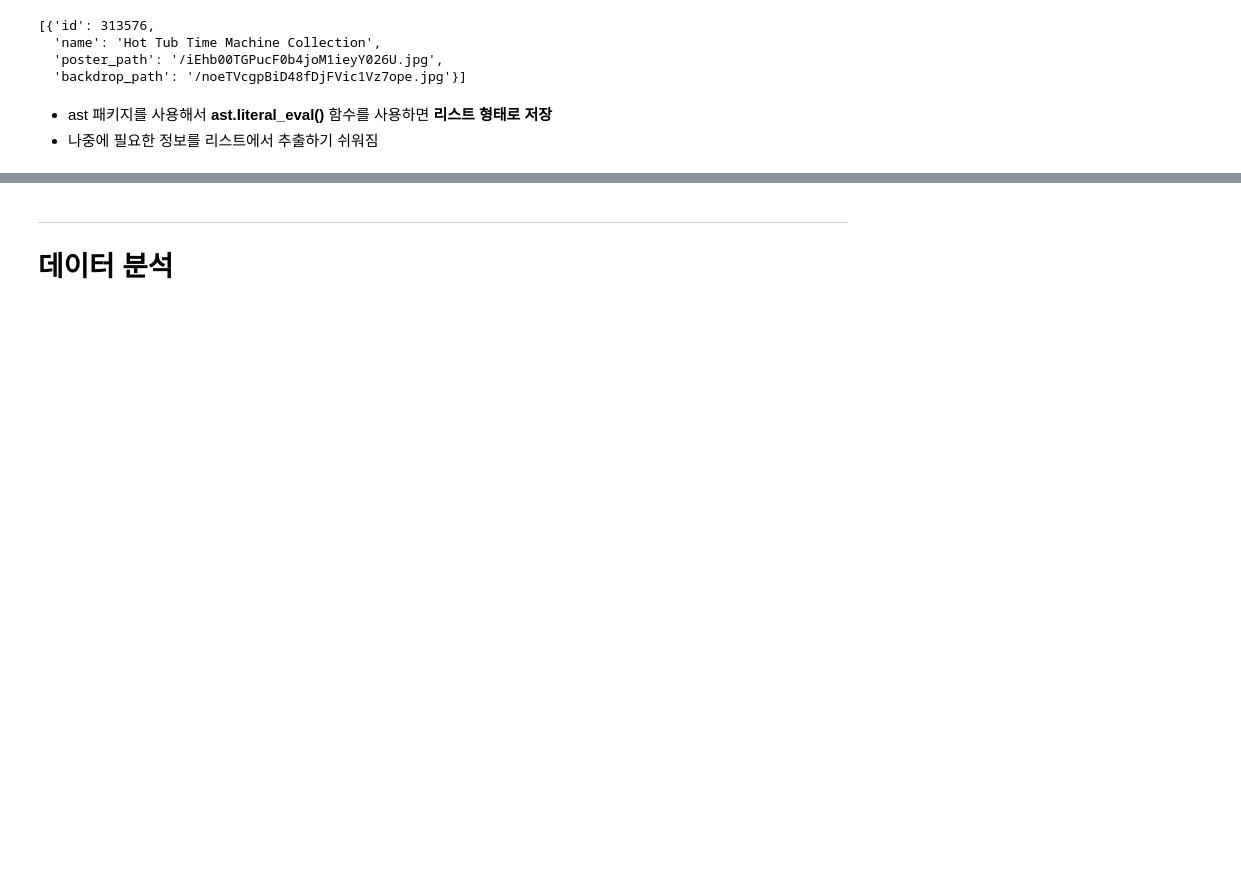
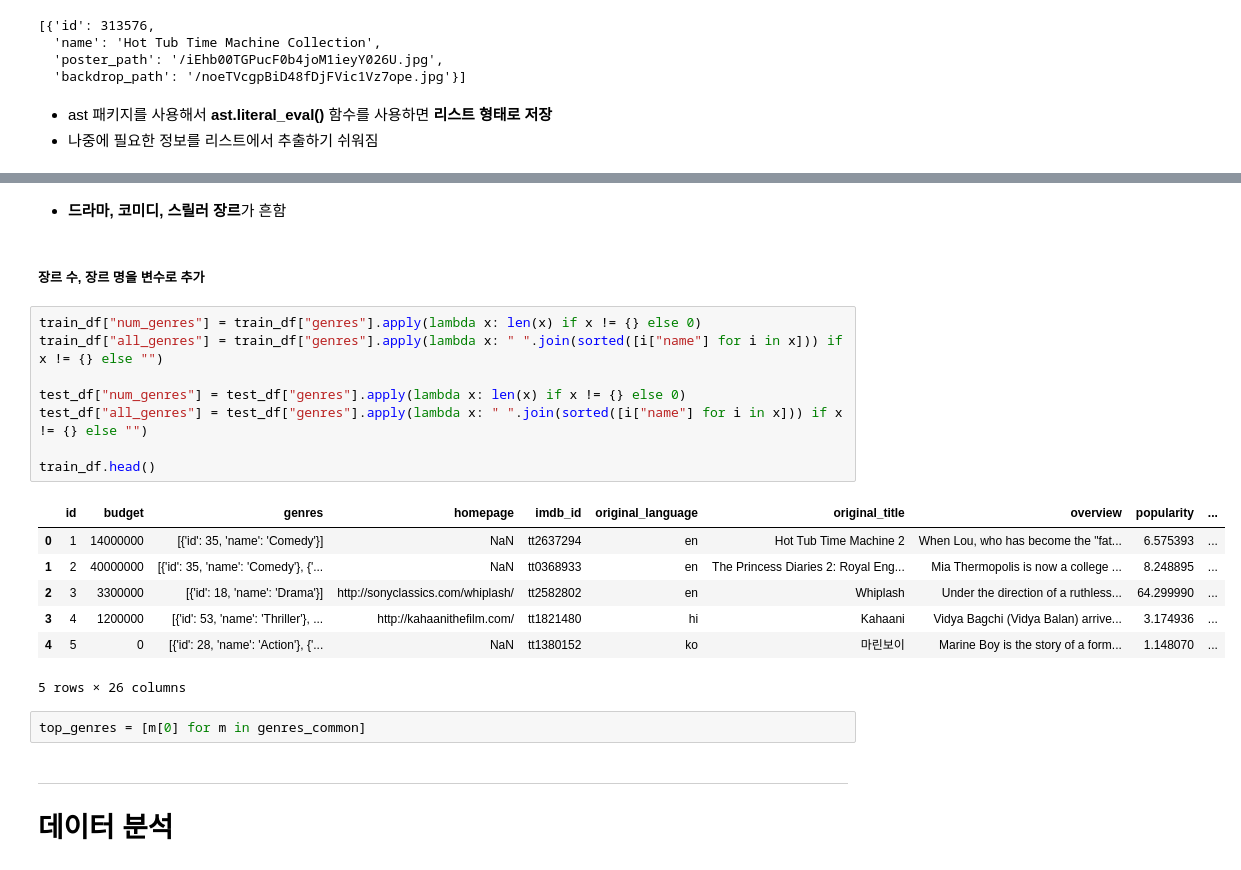
Before and after one commit to Kwan-Gu/data_science, a Jupyter notebook: TRANSCRIPT/20200729/백관구_tmdb.ipynb, the cells around one changed output, grey strips where cells are left out. Saved outputs shown, nothing was run; the diff lists cells and outputs as text; blank space fills up the shorter version.

```diff
--- a/TRANSCRIPT/20200729/백관구_tmdb.ipynb
+++ b/TRANSCRIPT/20200729/백관구_tmdb.ipynb
@@ -192,3 +319,25 @@ train_df["has_collection"]  = train_df["belongs_to_collection"].apply(lambda\
+# %% [markdown]
+* **드라마, 코미디, 스릴러 장르**가 흔함
+# %% [markdown]
+##### 장르 수, 장르 명을 변수로 추가
+# %%
+train_df["num_genres"] = train_df["genres"].apply(lambda x: len(x) if x != {} else 0)
+train_df["all_genres"] = train_df["genres"].apply(lambda x: " ".join(sorted([i["name"] for i in x])) if x != {} else "")
+
+test_df["num_genres"] = test_df["genres"].apply(lambda x: len(x) if x != {} else 0)
+test_df["all_genres"] = test_df["genres"].apply(lambda x: " ".join(sorted([i["name"] for i in x])) if x != {} else "")
+
+train_df.head()
+# %% [output]
+|  | id | budget | genres | homepage | imdb_id | original_language | original_title | overview | popularity | ... |
+| 0 | 1 | 14000000 | [{'id': 35, 'name': 'Comedy'}] | NaN | tt2637294 | en | Hot Tub Time Machine 2 | When Lou, who has become the "fat... | 6.575393 | ... |
+| 1 | 2 | 40000000 | [{'id': 35, 'name': 'Comedy'}, {'... | NaN | tt0368933 | en | The Princess Diaries 2: Royal Eng... | Mia Thermopolis is now a college ... | 8.248895 | ... |
+| 2 | 3 | 3300000 | [{'id': 18, 'name': 'Drama'}] | http://sonyclassics.com/whiplash/ | tt2582802 | en | Whiplash | Under the direction of a ruthless... | 64.299990 | ... |
+| 3 | 4 | 1200000 | [{'id': 53, 'name': 'Thriller'}, ... | http://kahaanithefilm.com/ | tt1821480 | hi | Kahaani | Vidya Bagchi (Vidya Balan) arrive... | 3.174936 | ... |
+| 4 | 5 | 0 | [{'id': 28, 'name': 'Action'}, {'... | NaN | tt1380152 | ko | 마린보이 | Marine Boy is the story of a form... | 1.148070 | ... |
+5 rows × 26 columns
+# %%
+top_genres = [m[0] for m in genres_common]
 # %% [markdown]
 ***
 # 데이터 분석
```
Also changed, not shown: parts of 23 cells of this notebook.
